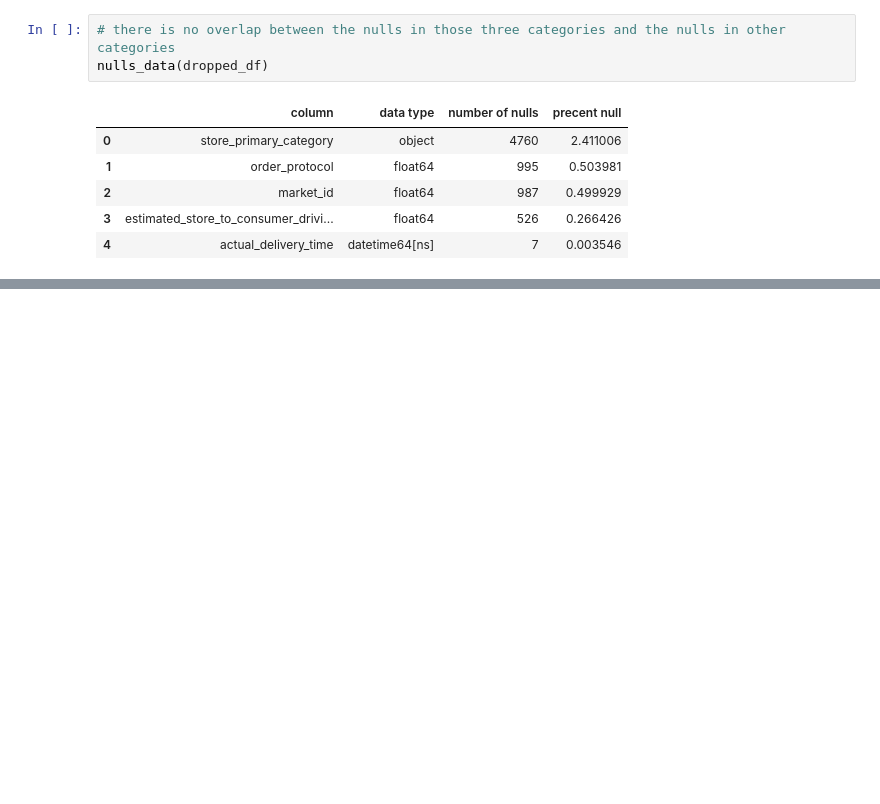
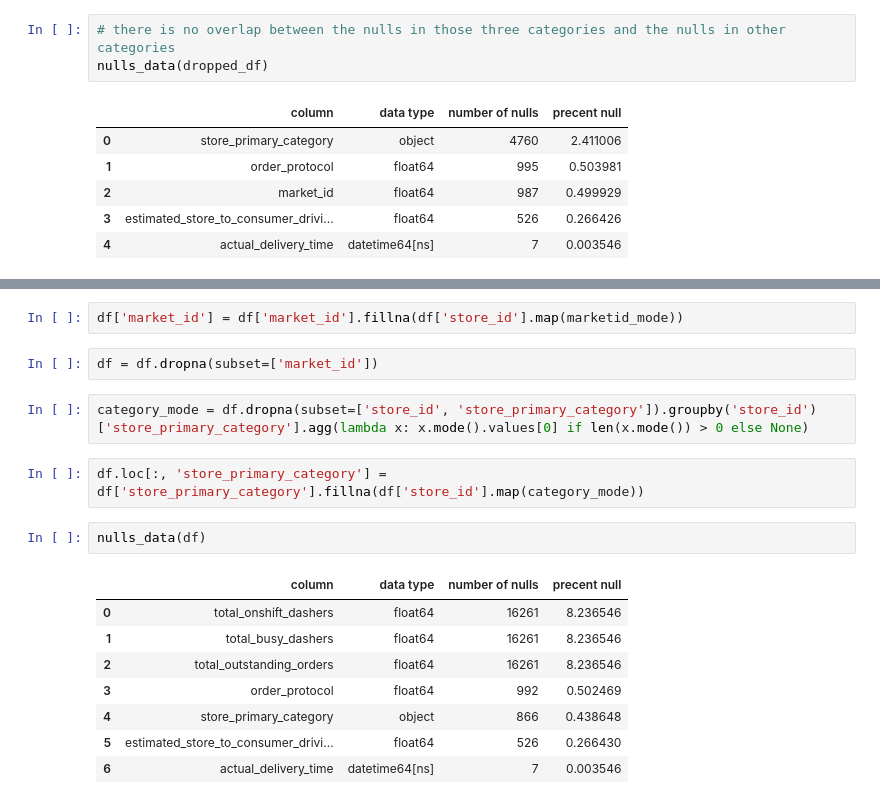
Before and after one commit to meg-williams/Delivery-Duration-Prediction, a Jupyter notebook: delivery_duration.ipynb, the cells around one changed output, grey strips where cells are left out. Saved outputs shown, nothing was run; the diff lists cells and outputs as text; blank space fills up the shorter version.

Commit message:
imputing store categories and market id

```diff
--- a/delivery_duration.ipynb
+++ b/delivery_duration.ipynb
@@ -122,0 +141,19 @@ nulls_data(dropped_df)
+# %%
+df['market_id'] = df['market_id'].fillna(df['store_id'].map(marketid_mode))
+# %%
+df = df.dropna(subset=['market_id'])
+# %%
+category_mode = df.dropna(subset=['store_id', 'store_primary_category']).groupby('store_id')['store_primary_category'].agg(lambda x: x.mode().values[0] if len(x.mode()) > 0 else None)
+# %%
+df.loc[:, 'store_primary_category'] = df['store_primary_category'].fillna(df['store_id'].map(category_mode))
+# %%
+nulls_data(df)
+# %% [output]
+|  | column | data type | number of nulls | precent null |
+| 0 | total_onshift_dashers | float64 | 16261 | 8.236546 |
+| 1 | total_busy_dashers | float64 | 16261 | 8.236546 |
+| 2 | total_outstanding_orders | float64 | 16261 | 8.236546 |
+| 3 | order_protocol | float64 | 992 | 0.502469 |
+| 4 | store_primary_category | object | 866 | 0.438648 |
+| 5 | estimated_store_to_consumer_drivi... | float64 | 526 | 0.266430 |
+| 6 | actual_delivery_time | datetime64[ns] | 7 | 0.003546 |
```
Also changed, not shown: parts of 2 cells of this notebook.
